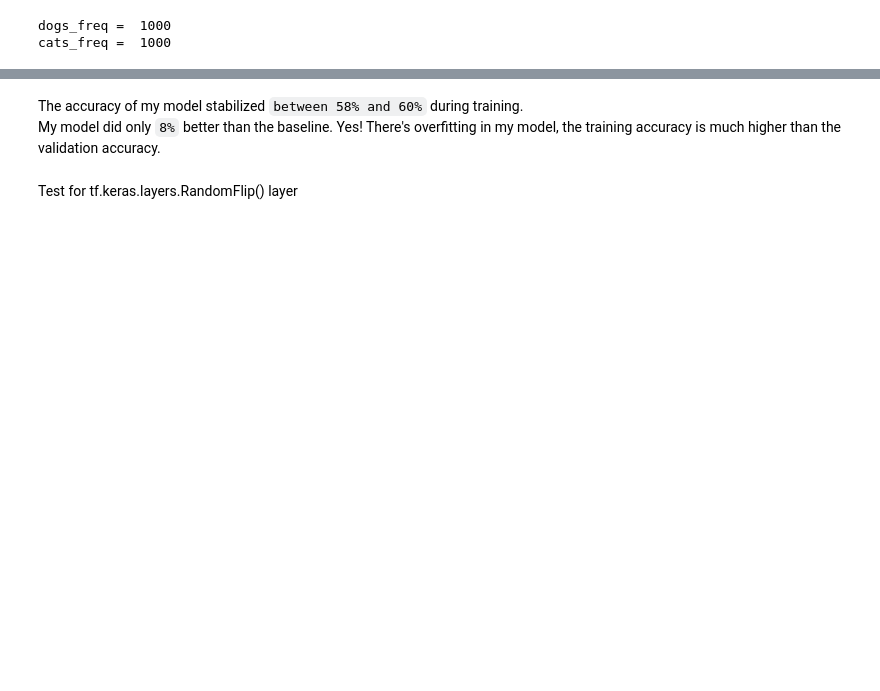
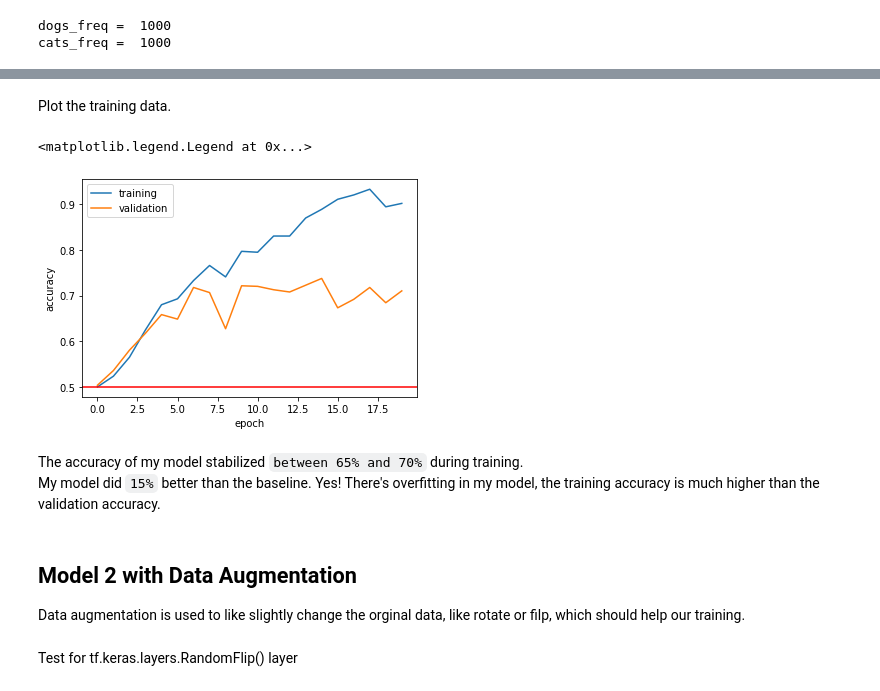
Before and after one commit to libbyrencc/post, a Jupyter notebook: post5/post5.ipynb, the cells around one changed output, grey strips where cells are left out. Saved outputs shown, nothing was run; the diff lists cells and outputs as text; code cells hidden in the pictures; blank space fills up the shorter version.

```diff
--- a/post5/post5.ipynb
+++ b/post5/post5.ipynb
@@ -175,7 +209,22 @@ Epoch 20/20
+# %% [markdown]
+Plot the training data.
+# %%
+plt.plot(history.history["accuracy"], label = "training")
+plt.plot(history.history["val_accuracy"], label = "validation")
+plt.gca().set(xlabel = "epoch", ylabel = "accuracy")
+plt.axhline(y=0.50, color='r', linestyle='-')
+plt.legend()
+# %% [output]
+<matplotlib.legend.Legend at 0x...>
+[figure, added]
 # %% [markdown]
-The accuracy of my model stabilized `between 58% and 60%` during training.
-My model did only `8%` better than the baseline.
+The accuracy of my model stabilized `between 65% and 70%` during training.
+My model did `15%` better than the baseline.
 Yes! There's overfitting in my model, the training accuracy is much higher than the validation accuracy.
+# %% [markdown]
+## Model 2 with Data Augmentation
+
+Data augmentation is used to like slightly change the orginal data, like rotate or filp, which should help our training.
 # %% [markdown]
 Test for tf.keras.layers.RandomFlip() layer
 # %%
```
Also changed, not shown: parts of 40 cells of this notebook, 1 other file.
